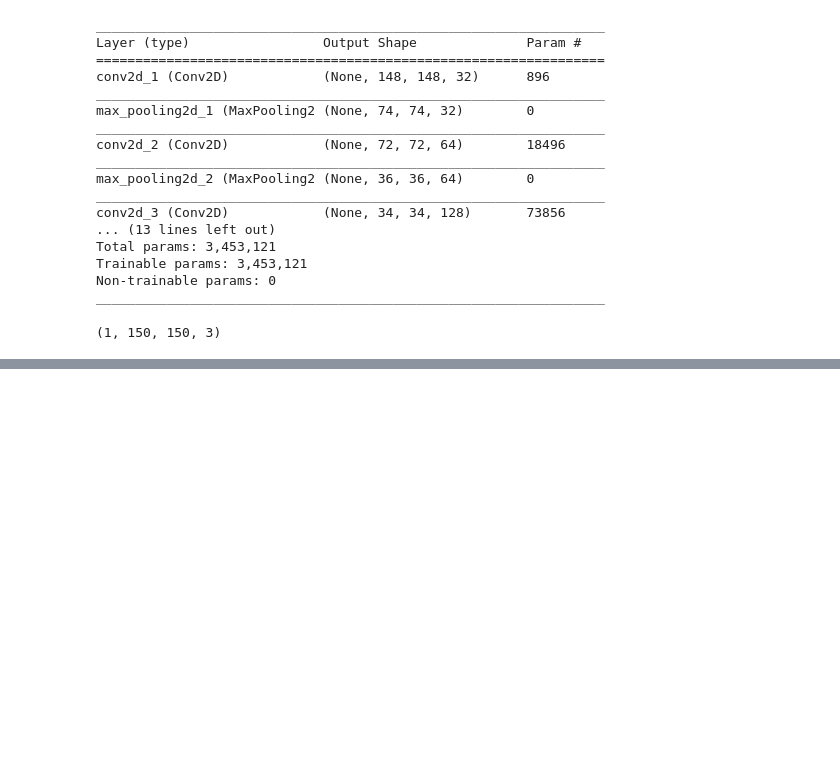
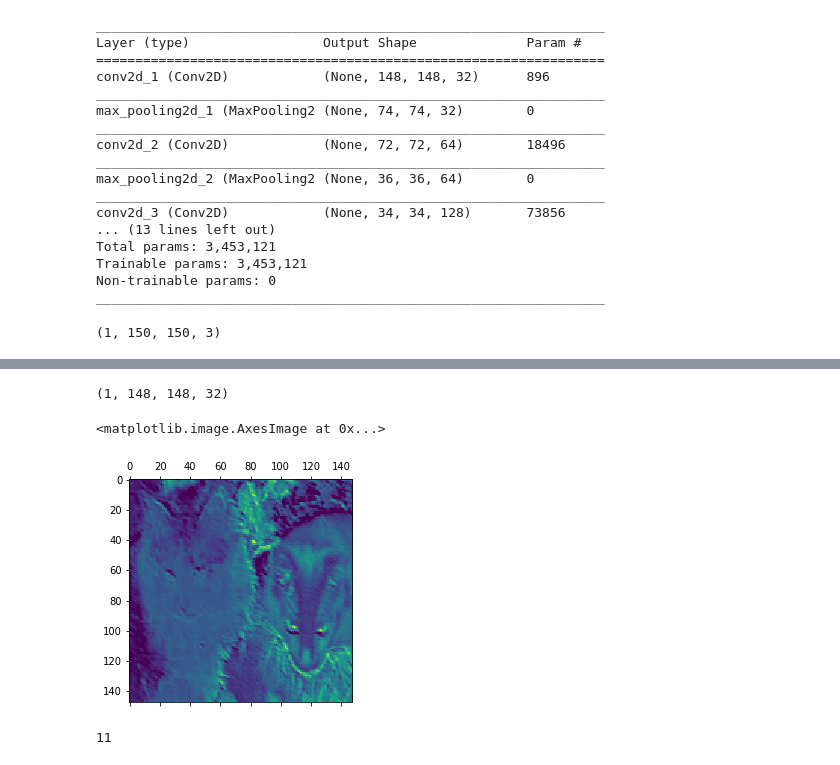
Before and after one commit to prwlnght/ml-tidbits, a Jupyter notebook: keras_book_review/s_visualizing_convnets.ipynb, the cells around one changed output, grey strips where cells are left out. Saved outputs shown, nothing was run; the diff lists cells and outputs as text; code cells hidden in the pictures; blank space fills up the shorter version.

```diff
--- a/keras_book_review/s_visualizing_convnets.ipynb
+++ b/keras_book_review/s_visualizing_convnets.ipynb
@@ -48,0 +80,13 @@ plt.show()
+# %%
+print(activations[0].shape) #first layer activation
+# %% [output]
+(1, 148, 148, 32)
+# %%
+plt.matshow(activations[0][0, :, :, 8])
+# %% [output]
+<matplotlib.image.AxesImage at 0x...>
+[figure, added]
+# %%
+len(model.layers)
+# %% [output]
+11
```
Also changed, not shown: parts of 11 cells of this notebook.
